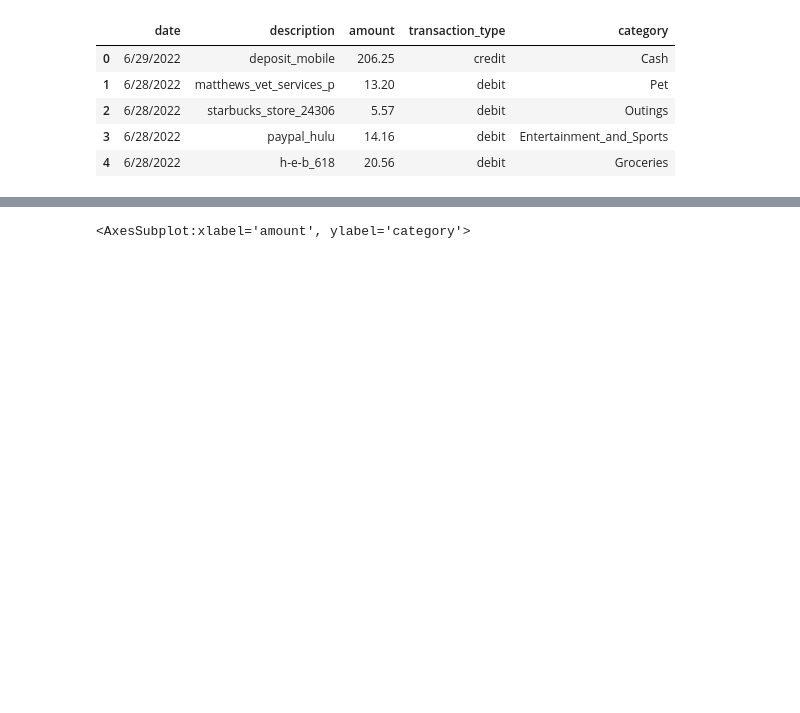
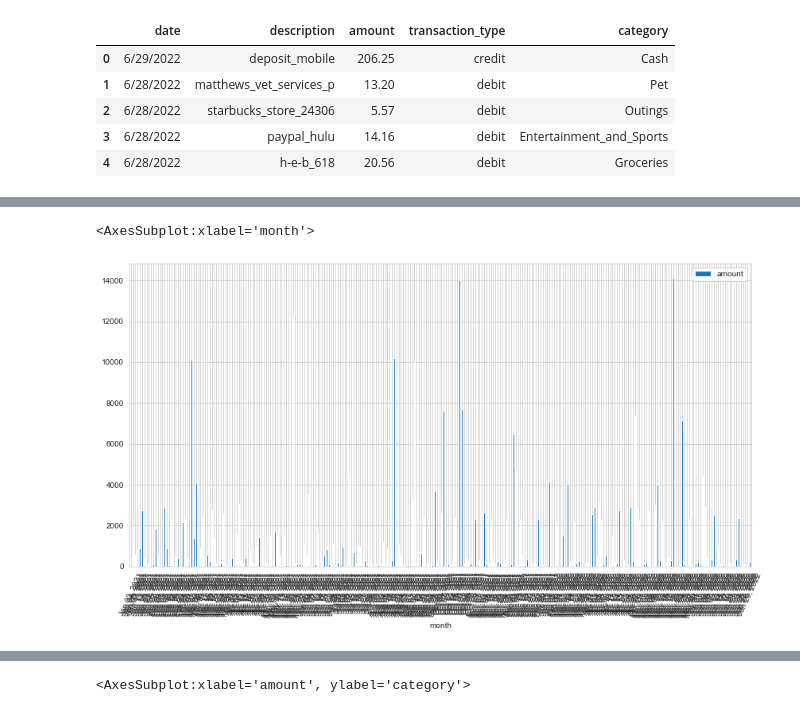
Before and after one commit to Severina7/personal_project, a Jupyter notebook: personal_project.ipynb, the cells around one changed output, grey strips where cells are left out. Drawn from its saved outputs; the diff is of its cells as text; code cells hidden in the pictures; blank space fills up the shorter version.

```diff
--- a/personal_project.ipynb
+++ b/personal_project.ipynb
@@ -705,0 +587,8 @@ transactions.head()
+# %%
+transactions.loc['Jan, 2021':'Jun, 2022'].groupby('month', sort=False).amount.sum().plot(kind='bar',
+                                                             figsize=(14, 7),
+                                                             legend=True,
+                                                             rot=65)
+# %% [output]
+<AxesSubplot:xlabel='month'>
+[figure, added]
```
Also changed, not shown: parts of 87 cells of this notebook, 2 other files.
